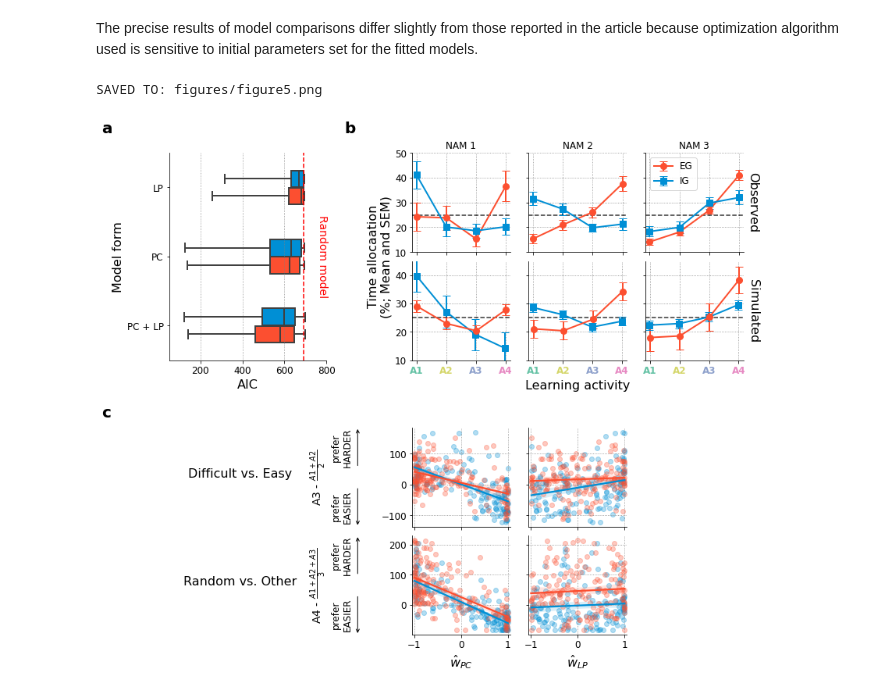
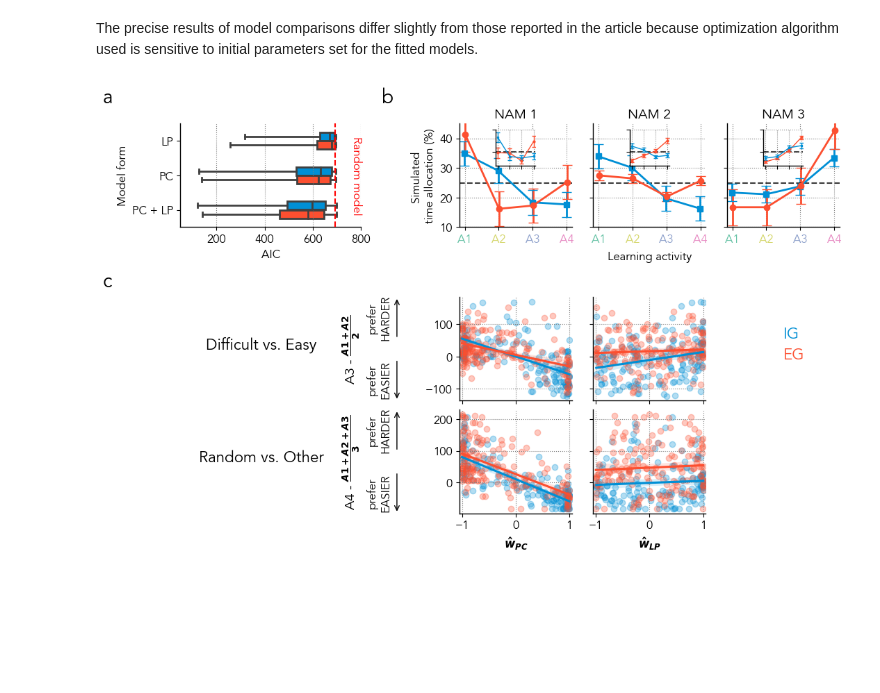
Before and after one commit to flowersteam/Humans-monitor-LP, a Jupyter notebook: figures.ipynb, the cells around one changed output. Saved outputs shown, nothing was run; the diff lists cells and outputs as text; code cells hidden in the pictures; blank space fills up the shorter version.

```diff
--- a/figures.ipynb
+++ b/figures.ipynb
@@ -543,7 +548,7 @@ def subfig_5a(ax, data_path, stripplot=False):
     ax.set_xlabel('AIC')
     ax.set_xlim(50, 800)
     ax.tick_params(labelsize=12)
-    ax.text(780, 1, 'Random model', color='red', ha='center', va='center', rotation=-90, fontsize=14)
+    ax.text(780, 1, 'Random model', color='red', ha='center', va='center', rotation=-90, fontsize=12)
 
 
 def subfig_5b1(axes, data_path, nam_data):
@@ -561,32 +566,25 @@ def subfig_5b1(axes, data_path, nam_data):
     x = np.array([1, 2, 3, 4])
     for j, nam in enumerate([1, 2, 3]):
         ax = axes[j]
-        ax.axhline(25, ls='--', color='k', alpha=.8)
+        ax.axhline(25, ls='--', color='k', alpha=.7)
         for i, grp in enumerate([1, 0]):
             y = counts_stats.loc[(grp, nam, slice(None)), 'mean']
             yerr = counts_stats.loc[(grp, nam, slice(None)), 'sem']
             ax.errorbar(x, y, yerr=yerr, color=gcolors[grp], marker=gmarkers[grp],
-                        capsize=5, markersize=8, lw=2, label=fullglabels[grp])
+                        capsize=2, markersize=2, lw=1, label=fullglabels[grp])
         ax.set_xticks(x)
         ax.set_xticklabels(['A1', 'A2', 'A3', 'A4'], fontweight='bold')
         ax.set_ylim(10, 50)
         for xt, c in zip(ax.get_xticklabels(), colors):
             xt.set_color(c)
-        ax.tick_params(labelbottom=False, labelleft=False if j else True)
-        # Annotate
-        ax.set_title(f'NAM {nam}', fontsize=12)
-        if nam == 3:
-            leg = ax.legend()
-            ax.set_ylabel('Observed', rotation=-90, labelpad=20)
-            ax.yaxis.set_label_position('right')
-
+        ax.tick_params(labelbottom=False, labelleft=False)
 
 
 def subfig_5b2(axes, exposure_data_path, params_data_path, n_trials, n_subjects):
     # Define function to calculate PC and LP heuristics
     def get_heuristics(x):
-        rpc = x.mean()
-        rlp = np.abs(x[-9:].mean() - x[:10].mean())
+        rpc = x.mean(axis=0)
+        rlp = np.abs(x[-9:].mean(axis=0) - x[:10].mean(axis=0))
         return rpc, rlp
     # Define the utility-based softmax choice function
     def choose(h, p):
@@ -634,16 +632,16 @@ def subfig_5b2(axes, exposure_data_path, params_data_path, n_trials, n_subjects)
             yerr = scs.sem(y, axis=0)
             x_ = x+[-.01, .01][group]
             ax.errorbar(x_, y, yerr=yerr, color=gcolors[group], marker=gmarkers[group],
-                        capsize=5, markersize=8, lw=2, label=fullglabels[group])
+                        capsize=5, markersize=6, lw=2, label=fullglabels[group])
         ax.set_ylim(10, 45)
         ax.set_xticks(x)
         ax.set_xticklabels(['A1', 'A2', 'A3', 'A4'], fontsize=12, fontweight='bold')
         for xt, c in zip(ax.get_xticklabels(), colors):
             xt.set_color(c)
         ax.tick_params(labelleft=False if i else True)
-        if nam == 3:
-            ax.set_ylabel('Simulated', rotation=-90, labelpad=20)
-            ax.yaxis.set_label_position('right')
+        if nam == 1:
+            ax.set_ylabel('Simulated \ntime allocation (%)')
+        ax.set_title(f'NAM {nam}', fontsize=14)
 
 
 def subfig_5c(axes_dict, params_data_path, modeling_data_path, norm=True):
@@ -713,57 +711,64 @@ def subfig_5c(axes_dict, params_data_path, modeling_data_path, norm=True):
 
 
 def make_fig5(figname, save_to, save_as=''):
-    fig = plt.figure(figname, figsize=[12, 10])
-    gs = fig.add_gridspec(ncols=6, nrows=5,
+    fig = plt.figure(figname, figsize=[11, 7])
+    gs = fig.add_gridspec(ncols=6, nrows=4,
                           width_ratios=[.5, 1.6, .5, 1, 1, 1],
-                          height_ratios=[1, 1, .5, 1, 1])
+                          height_ratios=[1, .5, 1, 1])
     labx, laby = 0, 1.1
 
     # Subplot (a)
     vut.add_subplot_label(x=labx, y=laby+.1, label='a', size=20, ax=fig.add_subplot(gs[0, 0]))
-    ax_a = vut.pretty(fig.add_subplot(gs[:2, 1]))
+    ax_a = vut.pretty(fig.add_subplot(gs[0, 1]))
     subfig_5a(ax_a, 'data/model_results/param_fits_clean.csv')
 
     # Subplot (b)
     vut.add_subplot_label(x=labx, y=laby+.1, label='b', size=20, ax=fig.add_subplot(gs[0, 2]))
     # Create ghost axis for common labels
-    ax = fig.add_subplot(gs[:2, 3:])
+    ax = fig.add_subplot(gs[0, 3:])
     vut.ghost(ax)
     ax.set_xlabel('Learning activity', labelpad=25)
-    ax.set_ylabel('Time allocaation\n(%; Mean and SEM)', labelpad=25)
-    # (b)-1 empirical choices
-    axes_b1 = [vut.pretty(fig.add_subplot(gs[0, 3+i])) for i in range(3)]
-    subfig_5b1(axes_b1, 'data/clean_data.csv', 'data/nam_data.csv')
-    # (b)-2 simulated choices
-    axes_b2 = [vut.pretty(fig.add_subplot(gs[1, 3+i])) for i in range(3)]
+    # (b) simulated choices
+    axes_b2 = [vut.pretty(fig.add_subplot(gs[0, 3+i])) for i in range(3)]
     subfig_5b2(
         axes = axes_b2,
         exposure_data_path = 'data/exposure_data.csv',
-        params_data_path = 'data/model_results/param_fits_clean.csv',
-        n_trials = 250, n_subjects = 500
+        params_data_path = 'data/model_results/param_fits_clean_test.csv',
+        n_trials = 250, n_subjects = 50
     )
-
+    # (b) observed choices
+    axins = []
+    for ax, loc in zip(axes_b2,('center','center','center')):
+        axins.append(
+            vut.pretty(
+                inset_axes(ax, width='35%', height='35%', loc=f'upper {loc}')
+            )
+        )
+    subfig_5b1(axins, 'data/clean_data.csv', 'data/nam_data.csv')
     # Subplot (c)
-    vut.add_subplot_label(x=labx, y=laby, label='c', size=20, ax=fig.add_subplot(gs[3, 0]))
+    vut.add_subplot_label(x=labx, y=laby, label='c', size=20, ax=fig.add_subplot(gs[2, 0]))
     axes_c = {}
-    axes_c['annotation_axes'] = [fig.add_subplot(gs[3+i, 1]) for i in range(2)]
+    axes_c['annotation_axes'] = [fig.add_subplot(gs[2+i, 1]) for i in range(2)]
     for i, contr in enumerate(['3-1,2', '4-1,2,3']):
         for j, coef in enumerate(['rpc', 'rlp']):
-            axes_c['%'.join([contr,coef])] = vut.pretty(fig.add_subplot(gs[3+i, 3+j]))
+            axes_c['%'.join([contr,coef])] = vut.pretty(fig.add_subplot(gs[2+i, 3+j]))
     subfig_5c(axes_c, 'data/model_results/param_fits_clean.csv', 'data/model_data.csv', True)
-
+    # Ghost subplot for common legend
+    ax = fig.add_subplot(gs[2, 5])
+    vut.ghost(ax)
+    ax.text(.5, .6, 'IG', fontweight='bold', color=gcolors[0], fontsize=16)
+    ax.text(.5, .4, 'EG', fontweight='bold', color=gcolors[1], fontsize=16)
     # Save figure
     fig.tight_layout()
     fig.subplots_adjust(wspace=0.2, hspace=0.1)
     if save_as:
         vut.save_it(fig, save_to, figname=figname, save_as=save_as, compress=False, dpi=100)
 
 
 make_fig5(
     figname='figure5',
     save_to='figures',
-    save_as='png' # File format (png, jpeg, svg, ...)
+    save_as='' # File format (png, jpeg, svg, ...)
 )
 # %% [output]
-SAVED TO: figures/figure5.png
-[figure, old version]
+[figure, new version]
```
Also changed, not shown: parts of 5 cells of this notebook.
